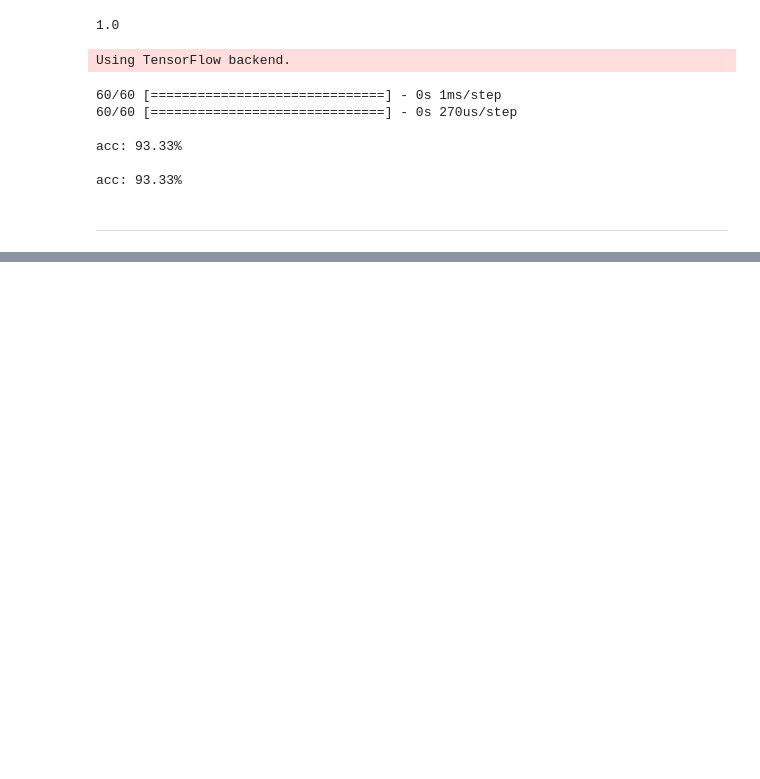
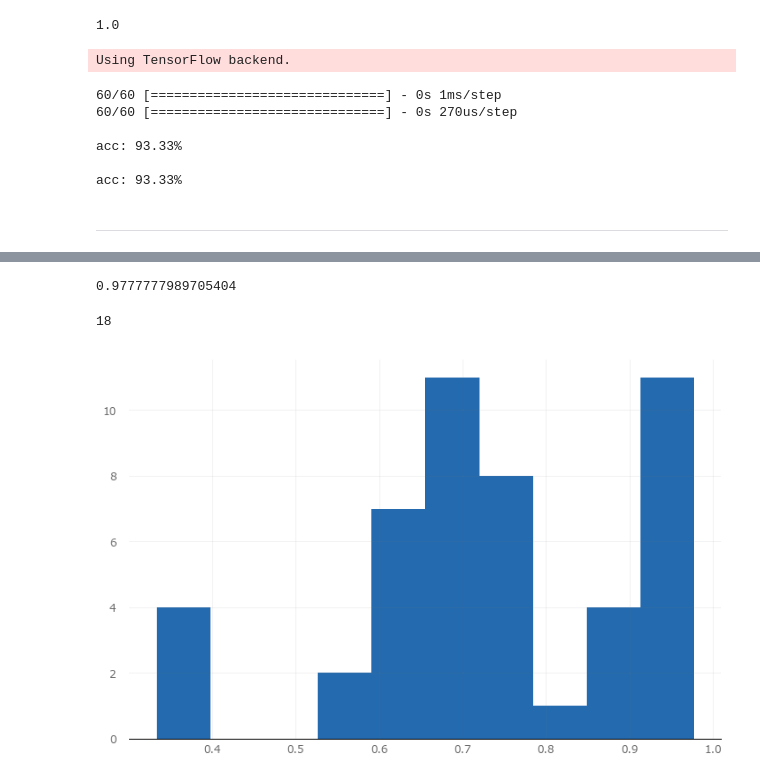
Before and after one commit to shakkeel1330/cook-imly, a Jupyter notebook: Notebooks/hyperparam_trial.ipynb, the cells around one changed output, grey strips where cells are left out. Saved outputs shown, nothing was run; the diff lists cells and outputs as text; code cells hidden in the pictures; blank space fills up the shorter version.

```diff
--- a/Notebooks/hyperparam_trial.ipynb
+++ b/Notebooks/hyperparam_trial.ipynb
@@ -111,0 +190,3 @@ Scan Finished!
+# %%
+from talos import Reporting
+r = Reporting('first_test_a.csv')
@@ -111,0 +213,14 @@ Scan Finished!
+# %%
+r.high('val_acc')
+# %% [output]
+0.9777777989705404
+# %%
+# Number of rounds it took to find the best model #
+r.rounds2high()
+# %% [output]
+18
+# %%
+# x-axis is val_acc. What is y-axis? #
+r.plot_hist()
+# %% [output]
+[figure, added]
```
Also changed, not shown: parts of 14 cells of this notebook, 5 other files.
